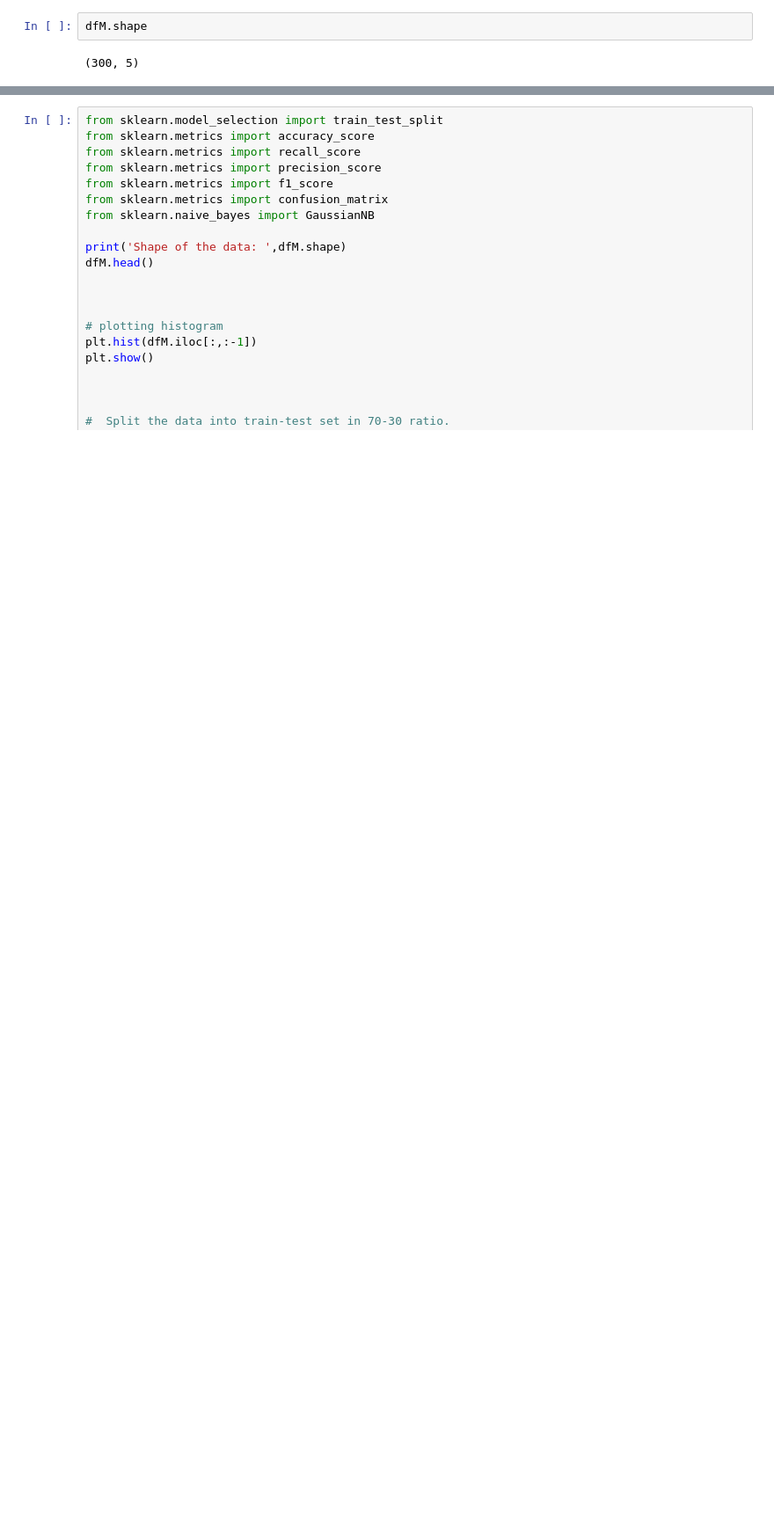
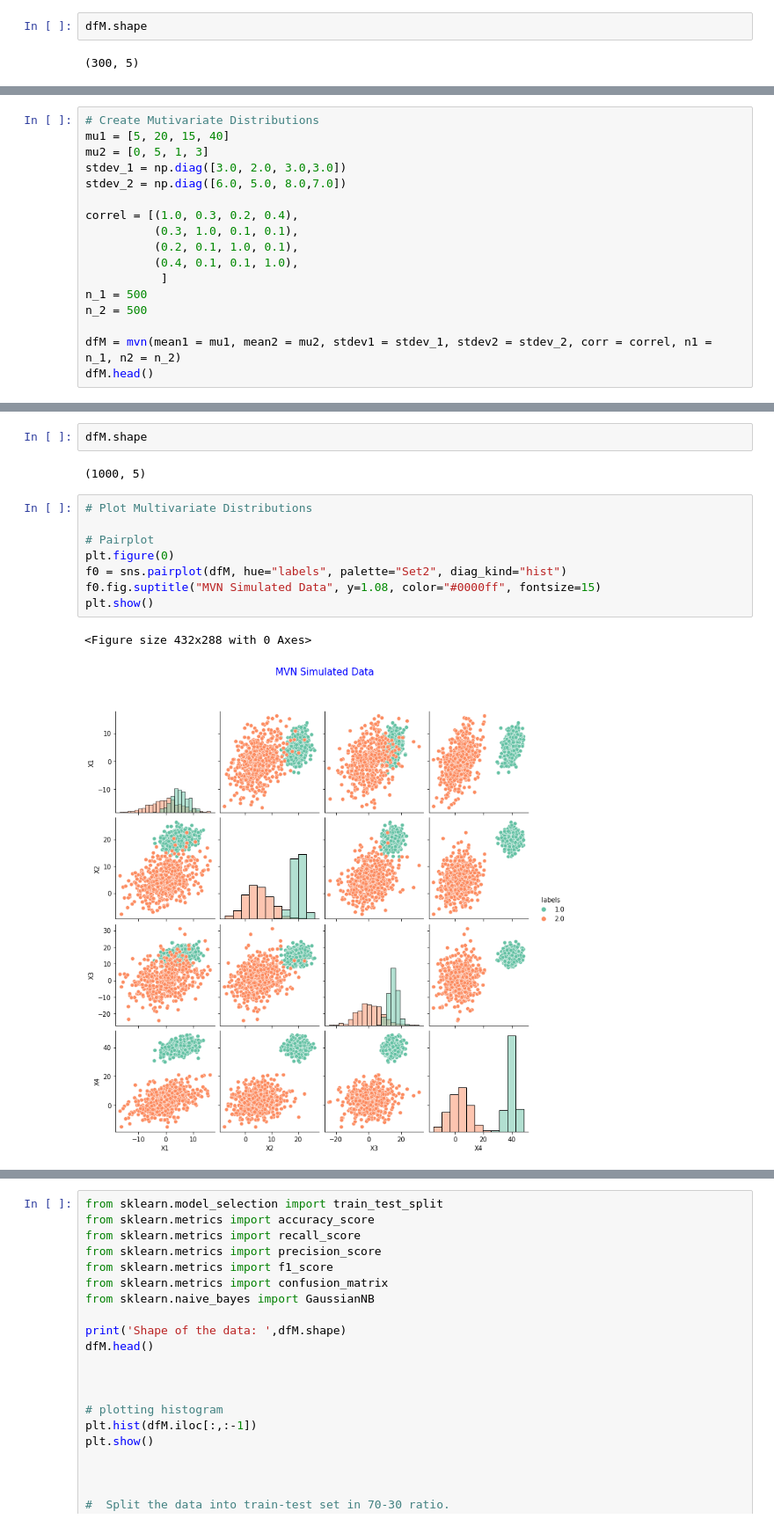
Before and after one commit to lcipolina/ML_Fundamentals, a Jupyter notebook: Exersise_2a_task1.ipynb, the cells around one changed output, grey strips where cells are left out. Shown at 88% size. Drawn from its saved outputs; the diff is of its cells as text; blank space fills up the shorter version.

```diff
--- a/Exersise_2a_task1.ipynb
+++ b/Exersise_2a_task1.ipynb
@@ -143,0 +182,17 @@ plt.show()
+# %%
+# Create Mutivariate Distributions
+mu1 = [5, 20, 15, 40]
+mu2 = [0, 5, 1, 3]
+stdev_1 = np.diag([3.0, 2.0, 3.0,3.0])
+stdev_2 = np.diag([6.0, 5.0, 8.0,7.0])
+
+correl = [(1.0, 0.3, 0.2, 0.4),
+          (0.3, 1.0, 0.1, 0.1),
+          (0.2, 0.1, 1.0, 0.1),
+          (0.4, 0.1, 0.1, 1.0),
+           ]
+n_1 = 500
+n_2 = 500
+
+dfM = mvn(mean1 = mu1, mean2 = mu2, stdev1 = stdev_1, stdev2 = stdev_2, corr = correl, n1 = n_1, n2 = n_2)
+dfM.head()
@@ -143,0 +206,15 @@ plt.show()
+# %%
+dfM.shape
+# %% [output]
+(1000, 5)
+# %%
+# Plot Multivariate Distributions
+
+# Pairplot
+plt.figure(0)
+f0 = sns.pairplot(dfM, hue="labels", palette="Set2", diag_kind="hist")
+f0.fig.suptitle("MVN Simulated Data", y=1.08, color="#0000ff", fontsize=15)
+plt.show()
+# %% [output]
+<Figure size 432x288 with 0 Axes>
+[figure, added]
```
Also changed, not shown: parts of 12 cells of this notebook.
